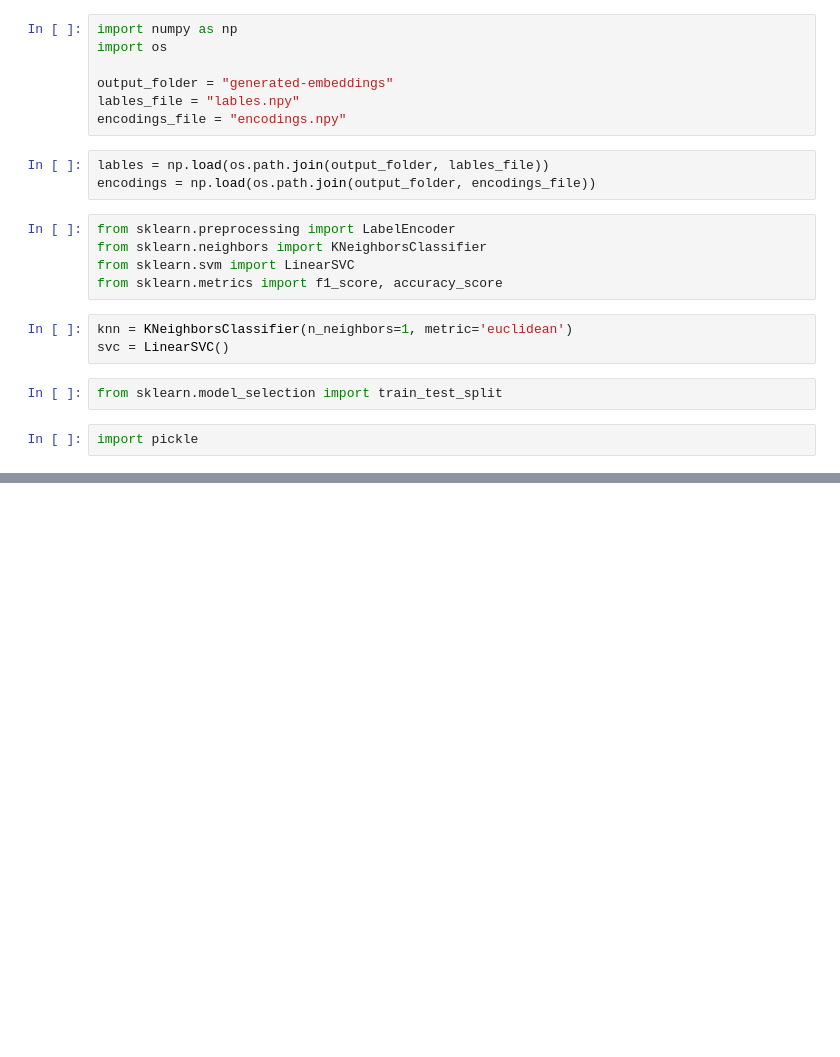
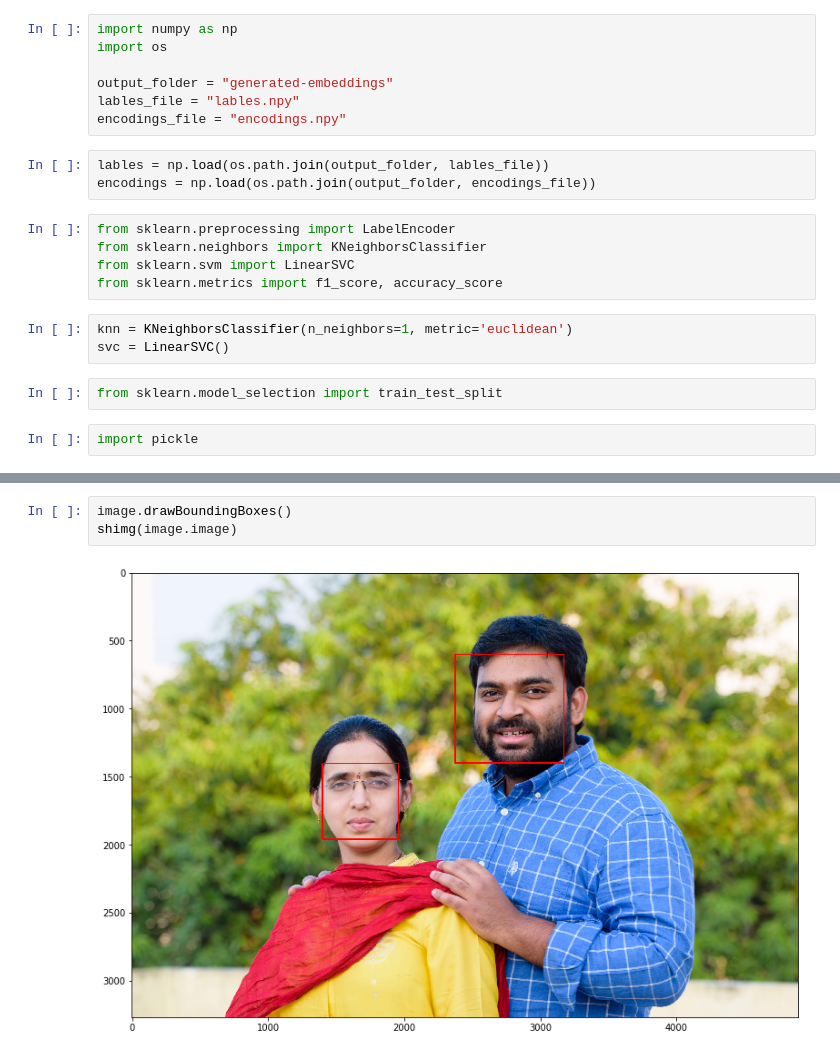
Before and after one commit to naren-m/face_rec, a Jupyter notebook: playground.ipynb, the cells around one changed output, grey strips where cells are left out. Saved outputs shown, nothing was run; the diff lists cells and outputs as text; blank space fills up the shorter version.

```diff
--- a/playground.ipynb
+++ b/playground.ipynb
@@ -57,0 +80,5 @@ NameError: name 'X_test' is not defined
+# %%
+image.drawBoundingBoxes()
+shimg(image.image)
+# %% [output]
+[figure, added]
```
Also changed, not shown: parts of 7 cells of this notebook, 5 other files.
